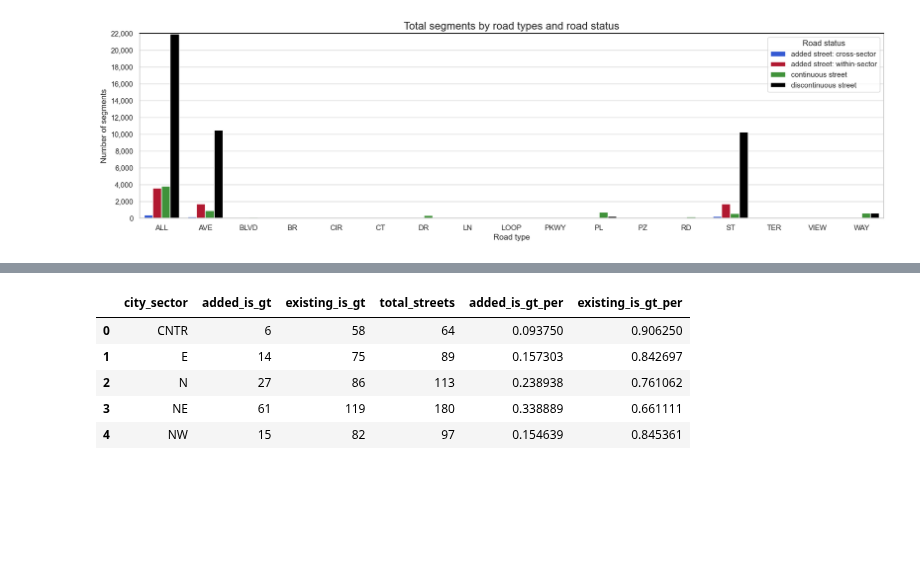
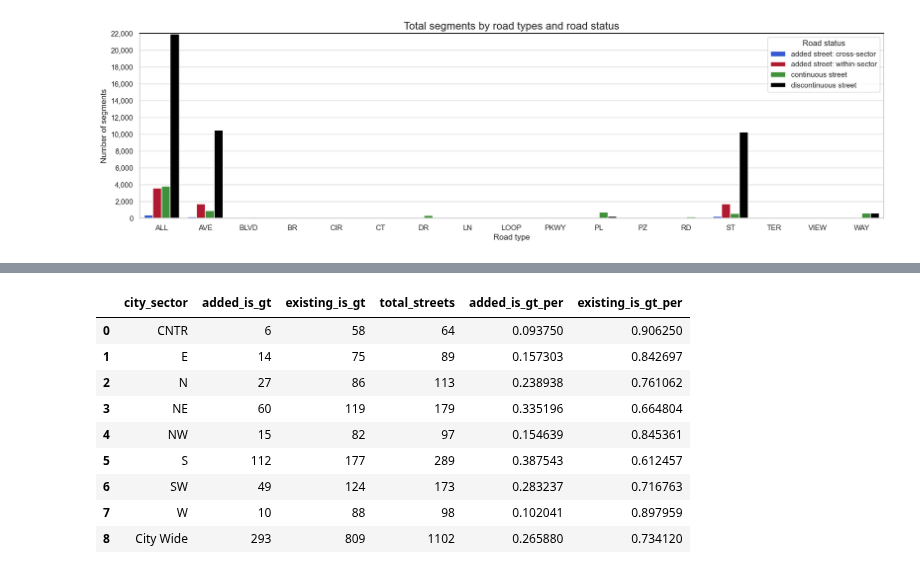
Before and after one commit to mike-babb/seattle_streets, a Jupyter notebook: code/step_05_prepare_graphs_and_stats.ipynb, the cells around one changed output, grey strips where cells are left out. Saved outputs shown, nothing was run; the diff lists cells and outputs as text; code cells hidden in the pictures; blank space fills up the shorter version.

```diff
--- a/code/step_05_prepare_graphs_and_stats.ipynb
+++ b/code/step_05_prepare_graphs_and_stats.ipynb
@@ -1208,3 +1220,9 @@ pv_df.shape
+# %%
+# calculate percentages
+col_names = ['added_street_within_sector', 'discontinuous_street']
+for cn in col_names:
+    ncn = cn + '_per'
+    pv_df[ncn] = pv_df[cn] / pv_df['total_length']
 # %%
 # compute the ratio of discontinuous streets to added streets
 # values GTE 1 indicate there is more existing street than added street
@@ -1215,0 +1233,5 @@ pv_df.loc[pv_df['street_ratio'] >= 1, 'street_ratio_hue'] = int(1)
+# %%
+# sort
+pv_df = pv_df.sort_values(by = ['city_sector', 'street_ratio_atd'],
+                          ascending= [True, False]).reset_index(drop = True)
+pv_df.shape
@@ -1232,3 +1253,11 @@ Name: discontinuous_street_log, dtype: float64
+# %%
+# now, let's rank by sector and then overall
+# rank of the discontinuous street to the added street
+pv_df['street_ratio_dta_rank'] = pv_df.groupby('city_sector')['street_ratio_dta'].rank(method = 'dense', ascending = False).astype(int)
+pv_df['ds_per_rank'] = pv_df.groupby('city_sector')['discontinuous_street_per'].rank(method = 'dense', ascending = False).astype(int)
+# rank of the added street to the discontinuous street
+pv_df['street_ratio_atd_rank'] = pv_df.groupby('city_sector')['street_ratio_atd'].rank(method = 'dense', ascending = False).astype(int)
+pv_df['asws_per_rank'] = pv_df.groupby('city_sector')['added_street_within_sector_per'].rank(method = 'dense', ascending = False).astype(int)
 # %%
 pv_df.head()
 # %% [output]
@@ -1241,2 +1287,11 @@ pv_df.head()
 # %%
 pv_df['record_count'] = int(1)
+# %%
+# Flag streets that have a street_ratio_dta_hue GTE 1
+# this means that these street feature more existing streets than added streets
+# if we want auto colors
+pv_df['street_ratio_dta_hue'] = int(0)
+pv_df.loc[pv_df['street_ratio_dta'] >= 1, 'street_ratio_dta_hue'] = int(1)
+
+pv_df['street_ratio_dta_colors'] = '#000000'
+pv_df.loc[pv_df['street_ratio_dta_hue'] == 0, 'street_ratio_dta_colors'] = '#ca0020'
@@ -1243,16 +1307,25 @@ pv_df['record_count'] = int(1)
 # %%
-pv_pv_df = pd.pivot_table(data = pv_df, values = 'record_count', index = 'city_sector',
-                          columns = 'street_ratio_hue', aggfunc='sum', margins = True).reset_index()
-pv_pv_df.columns = ['city_sector', 'added_is_gt', 'existing_is_gt', 'total_streets']
+# compute within-sector and citywide totals
+sctr_sum_df = pd.pivot_table(data = pv_df, values = 'record_count', index = 'city_sector',
+                          columns = 'street_ratio_dta_hue', aggfunc='sum', margins = True,
+                          margins_name='City Wide').reset_index()
+sctr_sum_df.columns = ['city_sector', 'added_is_gt', 'existing_is_gt', 'total_streets']
+
 col_names = ['added_is_gt', 'existing_is_gt']
 for cn in col_names:
     ncn = cn + '_per'
-    pv_pv_df[ncn] = pv_pv_df[cn] / pv_pv_df['total_streets']
-pv_pv_df.head()
+    sctr_sum_df[ncn] = sctr_sum_df[cn] / sctr_sum_df['total_streets']
+sctr_sum_df.head()
+
+display(sctr_sum_df)
 # %% [output]
 |  | city_sector | added_is_gt | existing_is_gt | total_streets | added_is_gt_per | existing_is_gt_per |
 | 0 | CNTR | 6 | 58 | 64 | 0.093750 | 0.906250 |
 | 1 | E | 14 | 75 | 89 | 0.157303 | 0.842697 |
 | 2 | N | 27 | 86 | 113 | 0.238938 | 0.761062 |
-| 3 | NE | 61 | 119 | 180 | 0.338889 | 0.661111 |
+| 3 | NE | 60 | 119 | 179 | 0.335196 | 0.664804 |
 | 4 | NW | 15 | 82 | 97 | 0.154639 | 0.845361 |
+| 5 | S | 112 | 177 | 289 | 0.387543 | 0.612457 |
+| 6 | SW | 49 | 124 | 173 | 0.283237 | 0.716763 |
+| 7 | W | 10 | 88 | 98 | 0.102041 | 0.897959 |
+| 8 | City Wide | 293 | 809 | 1102 | 0.265880 | 0.734120 |
```
Also changed, not shown: parts of 67 cells of this notebook, 21 other files.
